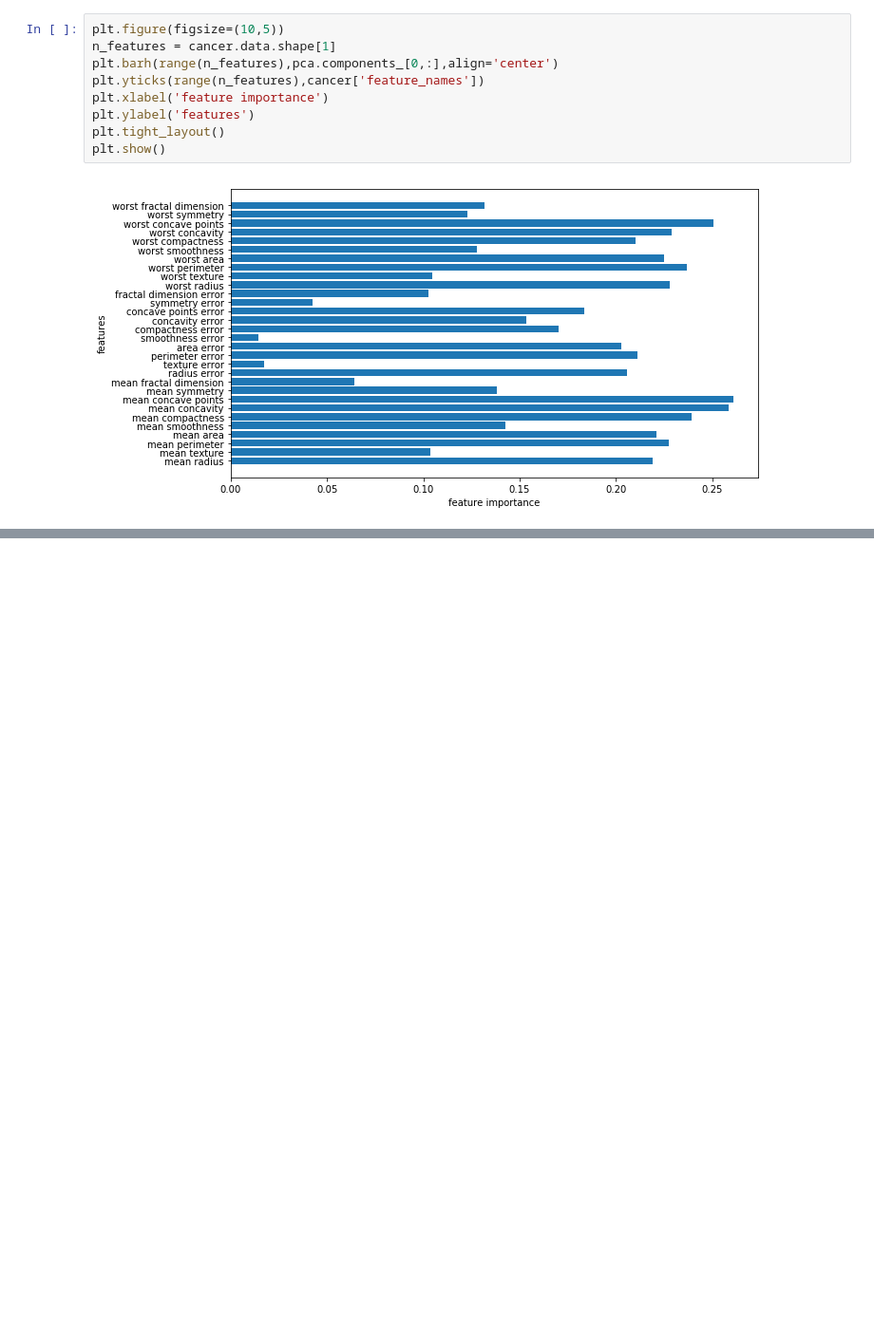
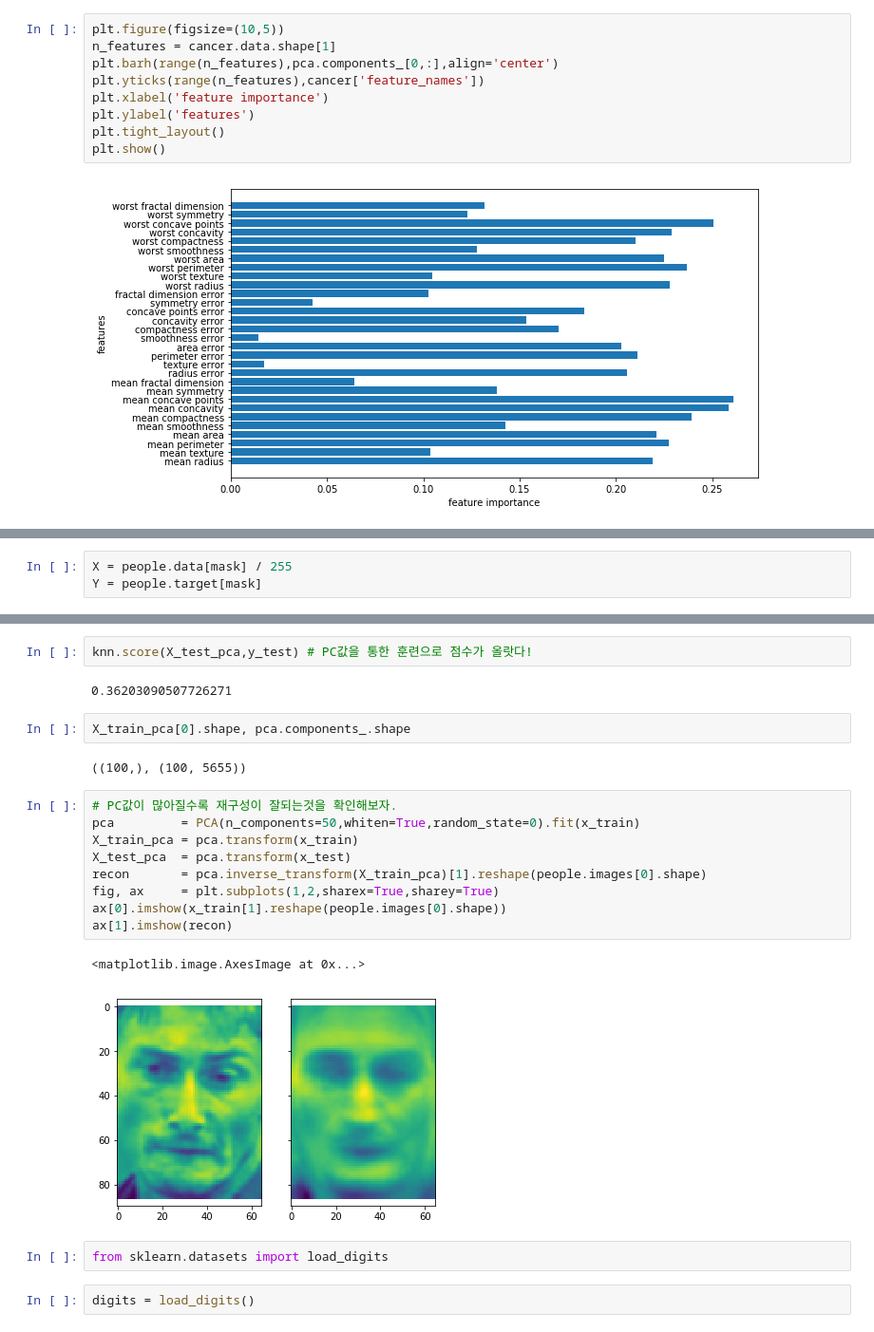
Before and after one commit to k821209/biostatistics, a Jupyter notebook: ML_171011_unsupervised_learning.ipynb, the cells around one changed output, grey strips where cells are left out. Shown at 95% size. Drawn from its saved outputs; the diff is of its cells as text; blank space fills up the shorter version.

```diff
--- a/ML_171011_unsupervised_learning.ipynb
+++ b/ML_171011_unsupervised_learning.ipynb
@@ -131,0 +205,3 @@ plt.show()
+# %%
+X = people.data[mask] / 255
+Y = people.target[mask]
@@ -131,0 +247,24 @@ plt.show()
+# %%
+knn.score(X_test_pca,y_test) # PC값을 통한 훈련으로 점수가 올랏다!
+# %% [output]
+0.36203090507726271
+# %%
+X_train_pca[0].shape, pca.components_.shape
+# %% [output]
+((100,), (100, 5655))
+# %%
+# PC값이 많아질수록 재구성이 잘되는것을 확인해보자.
+pca         = PCA(n_components=50,whiten=True,random_state=0).fit(x_train)
+X_train_pca = pca.transform(x_train)
+X_test_pca  = pca.transform(x_test)
+recon       = pca.inverse_transform(X_train_pca)[1].reshape(people.images[0].shape)
+fig, ax     = plt.subplots(1,2,sharex=True,sharey=True)
+ax[0].imshow(x_train[1].reshape(people.images[0].shape))
+ax[1].imshow(recon)
+# %% [output]
+<matplotlib.image.AxesImage at 0x...>
+[figure, added]
+# %%
+from sklearn.datasets import load_digits
+# %%
+digits = load_digits()
```
Also changed, not shown: parts of 68 cells of this notebook, 1 other file.
